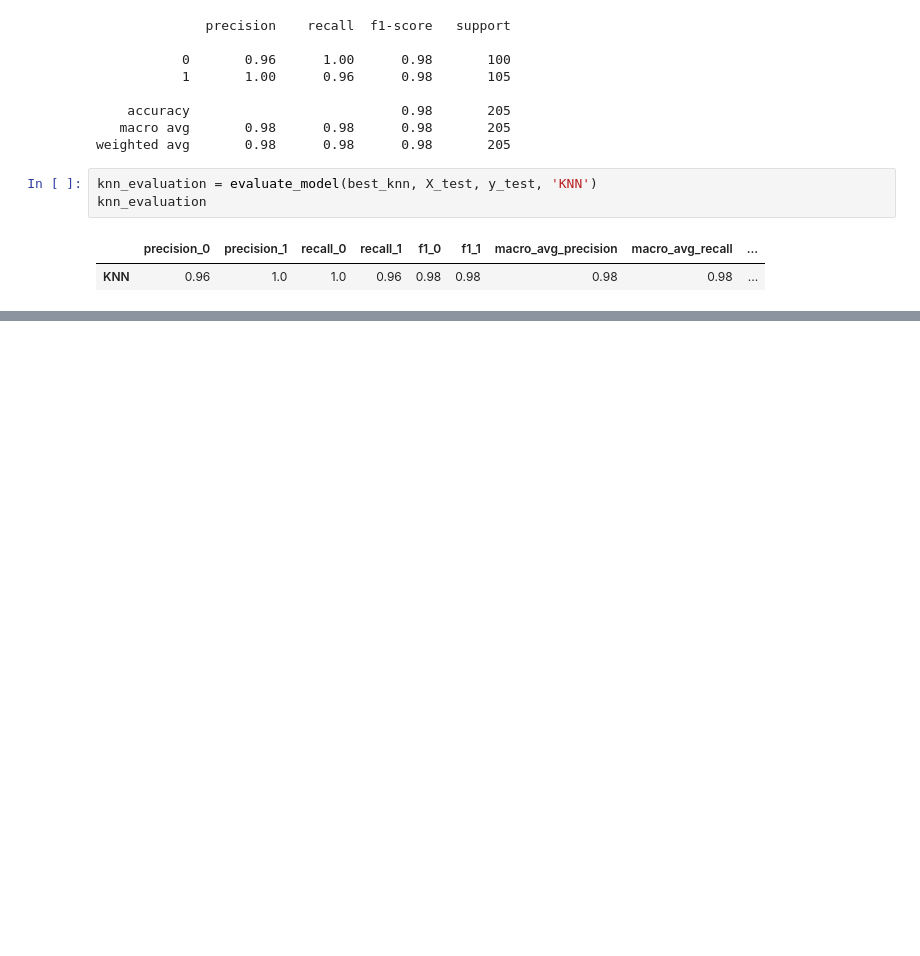
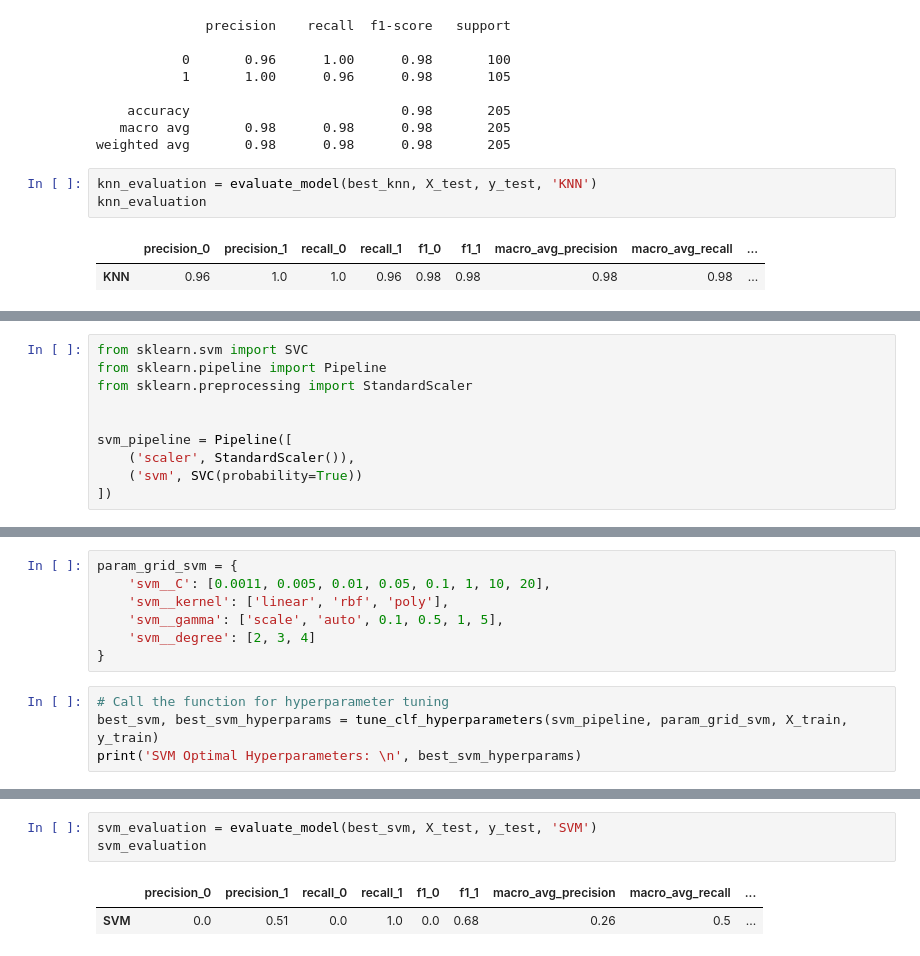
Before and after one commit to Mihishi/sca-supervised-prediction-model, a Jupyter notebook: sudden_cardiac_arrest.ipynb, the cells around one changed output, grey strips where cells are left out. Drawn from its saved outputs; the diff is of its cells as text; blank space fills up the shorter version.

Commit message:
SVM Model Building done

```diff
--- a/sudden_cardiac_arrest.ipynb
+++ b/sudden_cardiac_arrest.ipynb
@@ -694,0 +699,10 @@ knn_evaluation
+# %%
+from sklearn.svm import SVC
+from sklearn.pipeline import Pipeline
+from sklearn.preprocessing import StandardScaler
+
+
+svm_pipeline = Pipeline([
+    ('scaler', StandardScaler()),
+    ('svm', SVC(probability=True))
+])
@@ -694,0 +711,11 @@ knn_evaluation
+# %%
+param_grid_svm = {
+    'svm__C': [0.0011, 0.005, 0.01, 0.05, 0.1, 1, 10, 20],
+    'svm__kernel': ['linear', 'rbf', 'poly'],
+    'svm__gamma': ['scale', 'auto', 0.1, 0.5, 1, 5],
+    'svm__degree': [2, 3, 4]
+}
+# %%
+# Call the function for hyperparameter tuning
+best_svm, best_svm_hyperparams = tune_clf_hyperparameters(svm_pipeline, param_grid_svm, X_train, y_train)
+print('SVM Optimal Hyperparameters: \n', best_svm_hyperparams)
@@ -694,0 +751,6 @@ knn_evaluation
+# %%
+svm_evaluation = evaluate_model(best_svm, X_test, y_test, 'SVM')
+svm_evaluation
+# %% [output]
+|  | precision_0 | precision_1 | recall_0 | recall_1 | f1_0 | f1_1 | macro_avg_precision | macro_avg_recall | ... |
+| SVM | 0.0 | 0.51 | 0.0 | 1.0 | 0.0 | 0.68 | 0.26 | 0.5 | ... |
```
Also changed, not shown: parts of 7 cells of this notebook.
